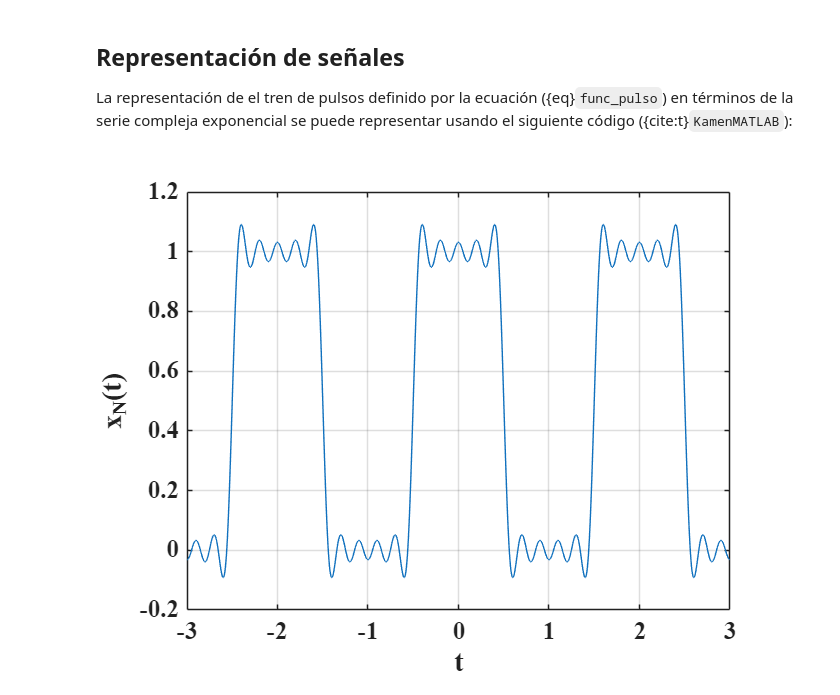
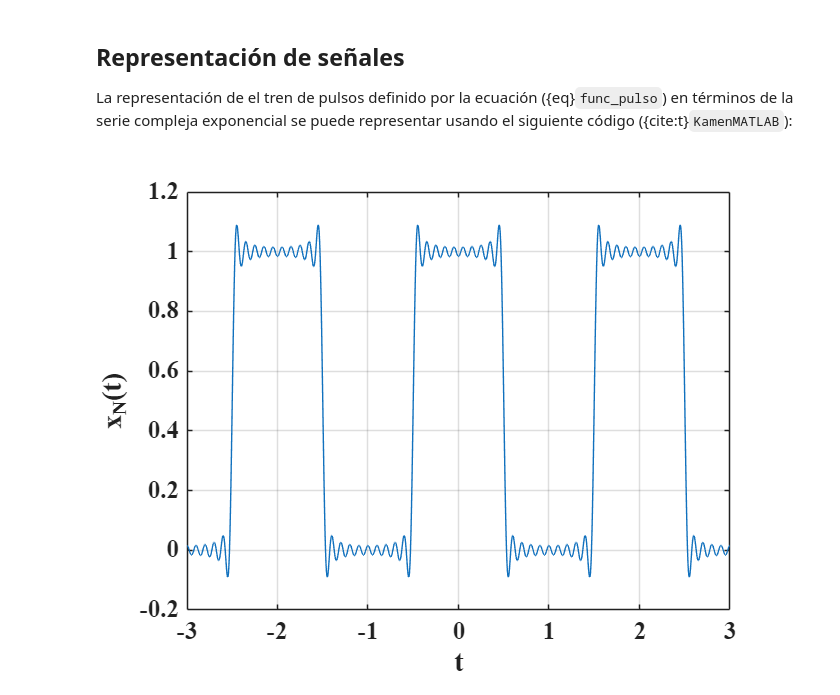
Before and after one commit to LuisGerardo2204/senales_sistemas, a Jupyter notebook: _sources/Serie_compleja.ipynb, the cells around one changed output. Cells and saved outputs as stored; diff of their text form; code cells hidden in the pictures.

```diff
--- a/_sources/Serie_compleja.ipynb
+++ b/_sources/Serie_compleja.ipynb
@@ -156,31 +156,31 @@ La representación de el tren de pulsos definido por la ecuación ({eq}`func_pul
 # %%
 clear
 close all
 clc
 
 t=-3:0.001:3;
-N=10;
+N=20;
 
 c0=0.5;
 omega0=pi;
 
 xN=c0*ones(1,length(t));
 
 for k=1:N
 
     ck=(1/(k*pi))*sin((k*pi/2));
     c_k=ck;
     xN=xN+ck*exp(i*k*omega0*t)+c_k*exp(-i*k*omega0*t);
 
 end
 
 
 plot(t,xN)
 grid;
 xlabel("t");
 ylabel("x_{N}(t)")
 
 set(gca,'fontsize',15);
 set(gca,'fontname','Times New Roman','FontWeight','Bold');
 # %% [output]
-[figure, old version]
+[figure, new version]
```
Also changed, not shown: 34 other files.
